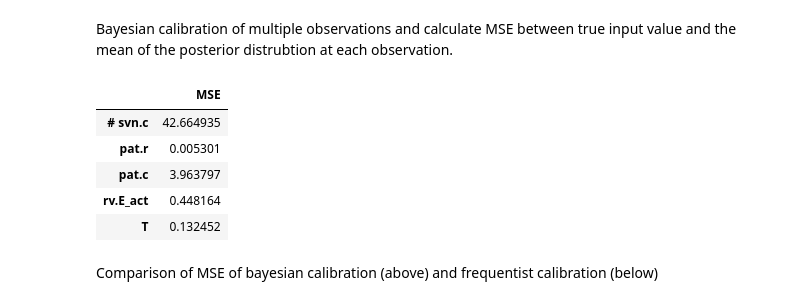
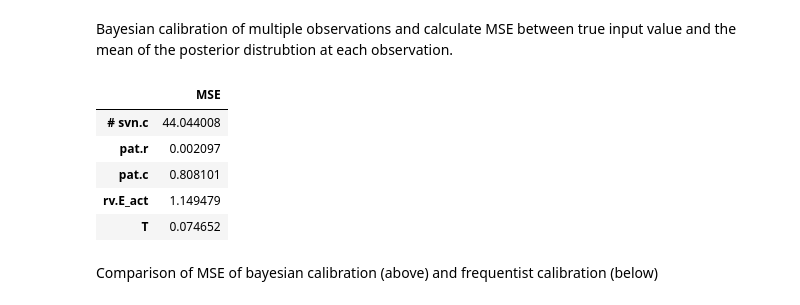
Before and after one commit to FayFrost107/ModularCircFF, a Jupyter notebook: LinearCalibration/Calibrate_multiple_observations.ipynb, the cells around one changed output. Drawn from its saved outputs; the diff is of its cells as text; code cells hidden in the pictures.

```diff
--- a/LinearCalibration/Calibrate_multiple_observations.ipynb
+++ b/LinearCalibration/Calibrate_multiple_observations.ipynb
@@ -101,7 +105,7 @@ beta_matrix = []
 intercept = []
 
 # Selects which observation to calibrate on
-which_obs = 10
+which_obs = 3
 
 for index, row_entry in selected_rows.iterrows():
     model = row_entry['Model']
@@ -321,16 +307,16 @@ We will derive the above posterior means and standard deviation for our data. We
 # mean
 c_svn_mu = 20.5
 r_pat_mu = 0.31
-c_pat_mu = 0.38
+c_pat_mu = 3.8
 rv_mu = 1.15
 t_mu = 1
 
-# standard deviation
-c_svn_sd = 3.42
-r_pat_sd = 0.05
-c_pat_sd = 0.63
-rv_sd = 0.48
-t_sd = 0.15
+# variances
+c_svn_sd = 3.42**2
+r_pat_sd = 0.05**2
+c_pat_sd = 0.63**2
+rv_sd = 0.48**2
+t_sd = 0.15**2
 
 mu_0 = np.array([c_svn_mu, r_pat_mu, c_pat_mu, rv_mu, t_mu])[:, np.newaxis]
 Sd = [c_svn_sd, r_pat_sd, c_pat_sd, rv_sd, t_sd]
@@ -341,7 +327,7 @@ beta_matrix = []
 intercept = []
 
 # Selects which observation to calibrate on
-which_obs = 10
+which_obs = 3
 
 for index, row_entry in selected_rows.iterrows():
     model = row_entry['Model']
@@ -410,16 +470,16 @@ Bayesian calibration of multiple observations and calculate MSE between true inp
 # mean
 c_svn_mu = 20.5
 r_pat_mu = 0.31
-c_pat_mu = 0.38
+c_pat_mu = 3.8
 rv_mu = 1.15
 t_mu = 1
 
-# standard deviation
-c_svn_sd = 3.42
-r_pat_sd = 0.05
-c_pat_sd = 0.63
-rv_sd = 0.48
-t_sd = 0.15
+# variances
+c_svn_sd = 3.42**2
+r_pat_sd = 0.05**2
+c_pat_sd = 0.63**2
+rv_sd = 0.48**2
+t_sd = 0.15**2
 
 mu_0 = np.array([c_svn_mu, r_pat_mu, c_pat_mu, rv_mu, t_mu])[:, np.newaxis]
 Sd = [c_svn_sd, r_pat_sd, c_pat_sd, rv_sd, t_sd]
@@ -450,39 +510,39 @@ for row in range(10):
 
  # Scale observation by intercepts of models
  Y_scaled = Y_obs - intercept
 
 
  # Compute the posterior covariance
  Sigma_post_inv = (beta_matrix.T @ beta_matrix) + np.linalg.inv(Sigma_0)
  Sigma_post = np.linalg.inv(Sigma_post_inv)
 
  # Cmpute the posterior mean
  Mu_post = Sigma_post @ (beta_matrix.T @ Y_scaled + np.linalg.inv(Sigma_0) @ mu_0)
 
  # Compute squared-diff between true and calibrated x
  true = np.array(filtered_input.loc[row].T)
  true = true.reshape(5,1)
  diff = (Mu_post - true)**2
 
  # Append arrary
  x_differences.append(diff)
 
 # Compute MSE
 bayes_mse_x = np.mean(np.hstack(x_differences), axis=1)
 
 bayes_mse_x_df = pd.DataFrame(bayes_mse_x)
 bayes_mse_x_df.columns = ['MSE']
 bayes_mse_x_df.index = filtered_input.columns
-bayes_mse_x_df.to_csv('MSE_multi_output_x.csv')
+bayes_mse_x_df.to_csv('bayes_MSE_multi_output_x.csv')
 
 bayes_mse_x_df
 # %% [output]
 |  | MSE |
-| # svn.c | 42.664935 |
-| pat.r | 0.005301 |
-| pat.c | 3.963797 |
-| rv.E_act | 0.448164 |
-| T | 0.132452 |
+| # svn.c | 44.044008 |
+| pat.r | 0.002097 |
+| pat.c | 0.808101 |
+| rv.E_act | 1.149479 |
+| T | 0.074652 |
 # %% [markdown]
 Comparison of MSE of bayesian calibration (above) and frequentist calibration (below)
 # %%
```
Also changed, not shown: parts of 32 cells of this notebook, 5 other files.
